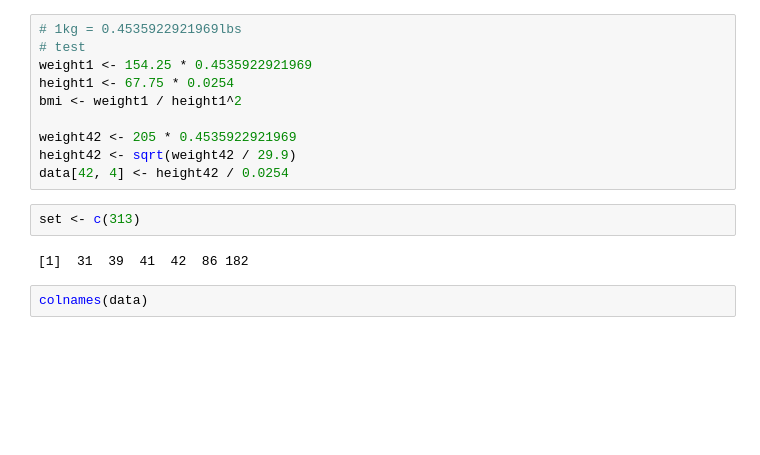
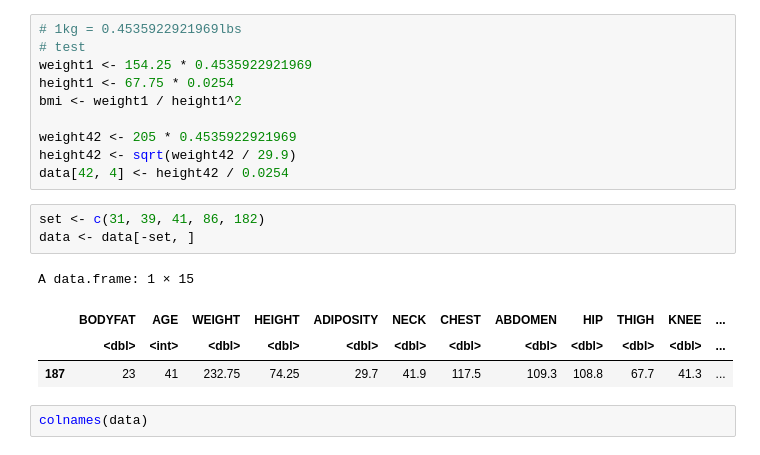
Before and after one commit to OliverXUZY/STAT628, a Jupyter notebook: STAT 628 Module 2.ipynb, the cells around one changed output. Saved outputs shown, nothing was run; the diff lists cells and outputs as text; blank space fills up the shorter version.

```diff
--- a/STAT 628 Module 2.ipynb
+++ b/STAT 628 Module 2.ipynb
@@ -72,10 +72,15 @@ bmi <- weight1 / height1^2
 weight42 <- 205 * 0.4535922921969
 height42 <- sqrt(weight42 / 29.9)
 data[42, 4] <- height42 / 0.0254
+# %%
+set <- c(31, 39, 41, 86, 182)
+data <- data[-set, ]
 # %%
-set <- c(313)
 # %% [output]
-[1]  31  39  41  42  86 182
+A data.frame: 1 × 15
+|  | BODYFAT | AGE | WEIGHT | HEIGHT | ADIPOSITY | NECK | CHEST | ABDOMEN | HIP | THIGH | KNEE | ... |
+|  | <dbl> | <int> | <dbl> | <dbl> | <dbl> | <dbl> | <dbl> | <dbl> | <dbl> | <dbl> | <dbl> | ... |
+| 187 | 23 | 41 | 232.75 | 74.25 | 29.7 | 41.9 | 117.5 | 109.3 | 108.8 | 67.7 | 41.3 | ... |
 # %%
 colnames(data)
 # %% [output]
```
